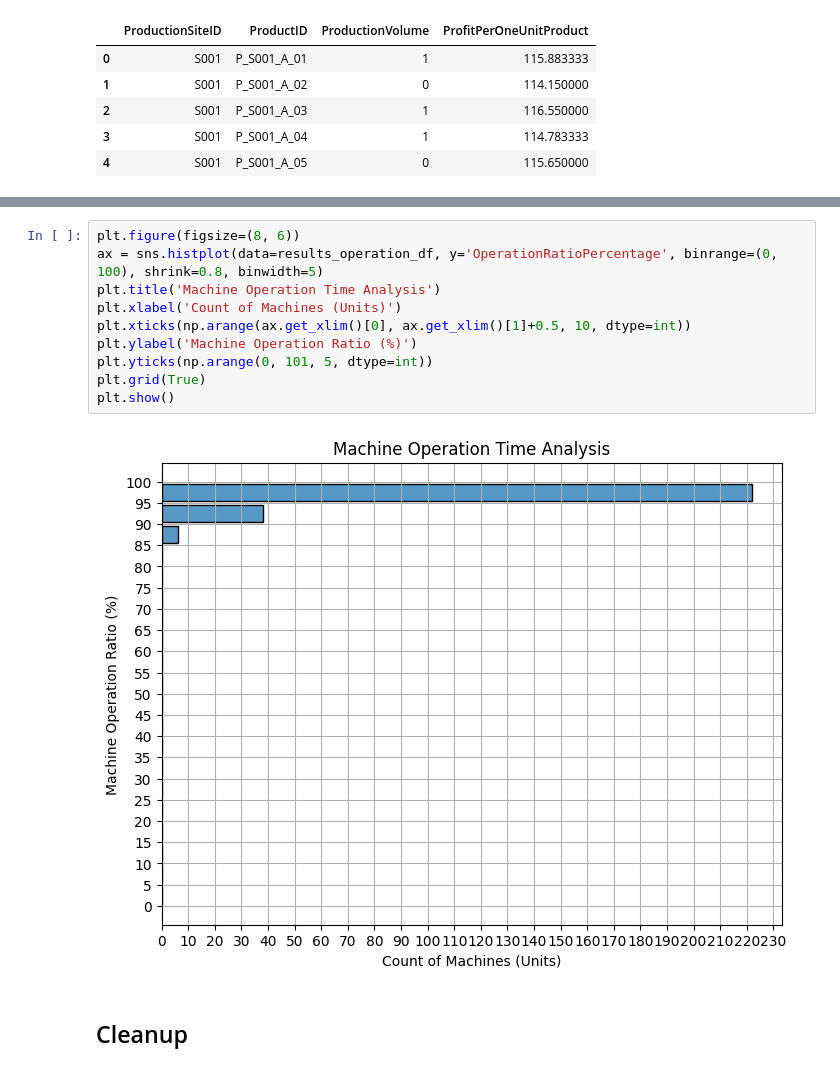
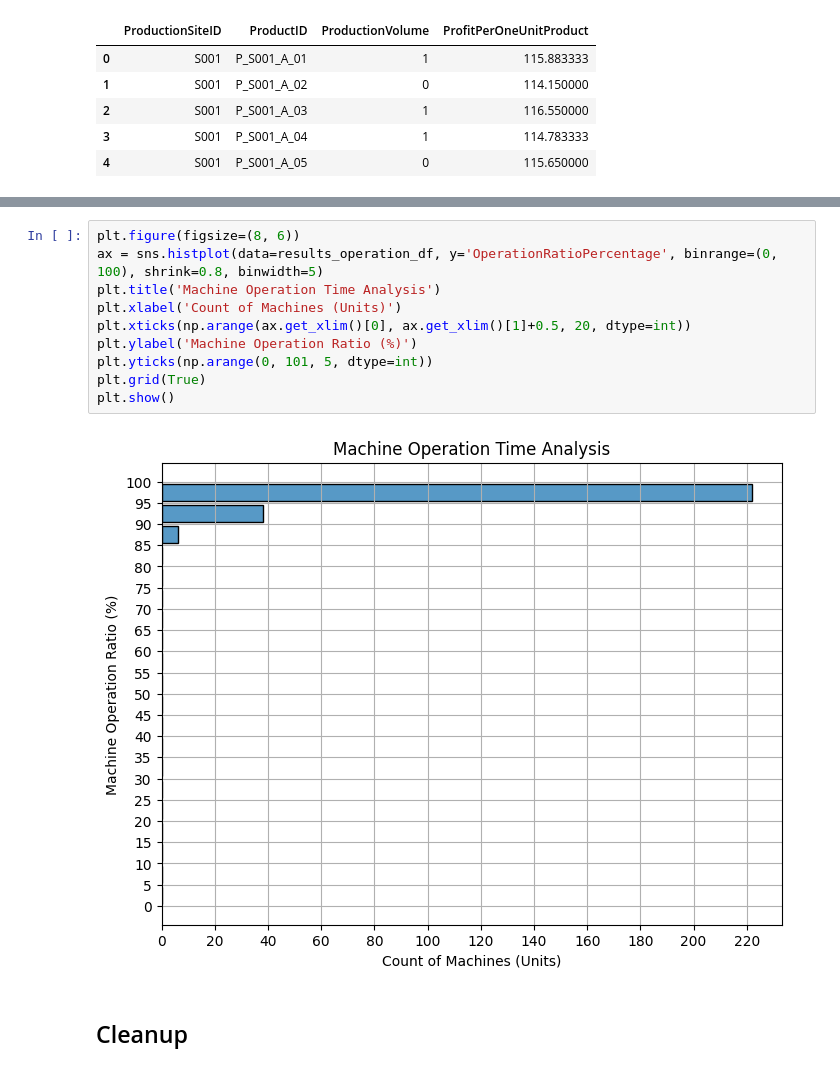
Before and after one commit to omarabdul81/MSP_Optimization_DB, a Jupyter notebook: 05_02_multisite_optimization.ipynb, the cells around one changed output, grey strips where cells are left out. Saved outputs shown, nothing was run; the diff lists cells and outputs as text.

Commit message:
Update graph

```diff
--- a/05_02_multisite_optimization.ipynb
+++ b/05_02_multisite_optimization.ipynb
@@ -558,15 +558,15 @@ results_operation_df.head()
 # %%
 plt.figure(figsize=(8, 6))
 ax = sns.histplot(data=results_operation_df, y='OperationRatioPercentage', binrange=(0, 100), shrink=0.8, binwidth=5)
 plt.title('Machine Operation Time Analysis')
 plt.xlabel('Count of Machines (Units)')
-plt.xticks(np.arange(ax.get_xlim()[0], ax.get_xlim()[1]+0.5, 10, dtype=int))
+plt.xticks(np.arange(ax.get_xlim()[0], ax.get_xlim()[1]+0.5, 20, dtype=int))
 plt.ylabel('Machine Operation Ratio (%)')
 plt.yticks(np.arange(0, 101, 5, dtype=int))
 plt.grid(True)
 plt.show()
 # %% [output]
-[figure, old version]
+[figure, new version]
 # %% [markdown]
 ## Cleanup
 # %%
```
Also changed, not shown: parts of 2 cells of this notebook.
